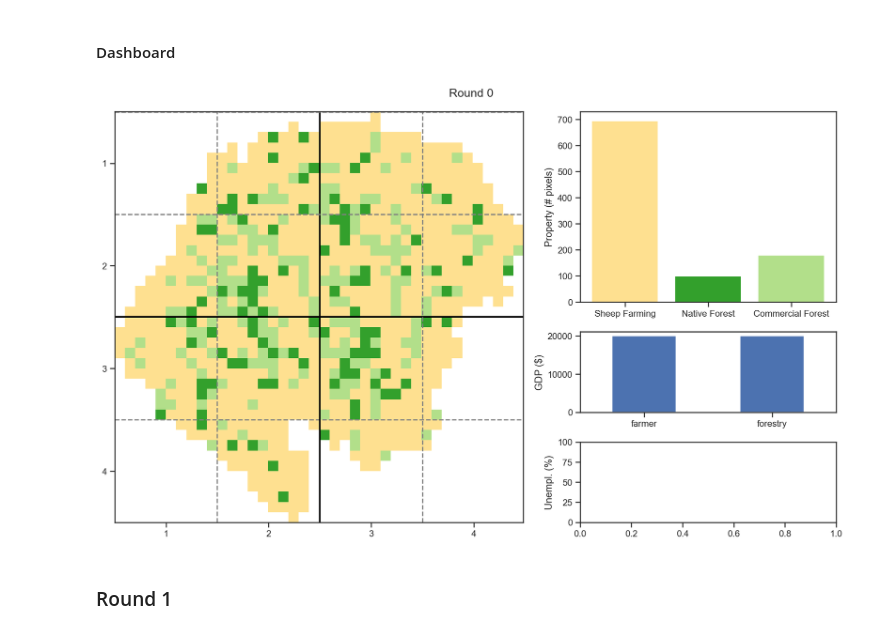
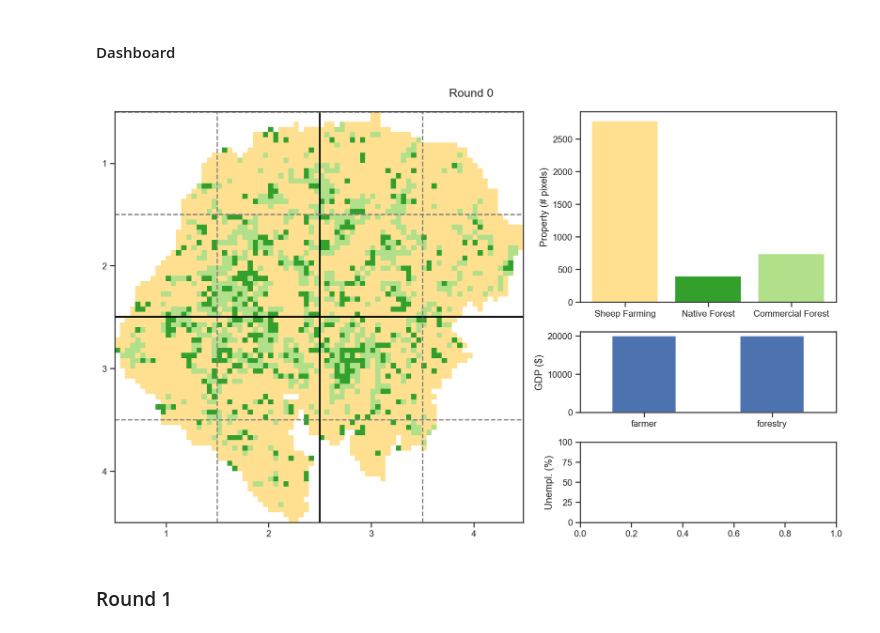
Before and after one commit to derpyninja/gecm, a Jupyter notebook: notebooks/01-mb-fz-prototype-v2.ipynb, the cells around one changed output. Saved outputs shown, nothing was run; the diff lists cells and outputs as text; code cells hidden in the pictures.

```diff
--- a/notebooks/01-mb-fz-prototype-v2.ipynb
+++ b/notebooks/01-mb-fz-prototype-v2.ipynb
@@ -69,7 +69,7 @@ from src.gecm.dicts import (
 #### Game parameters
 # %%
 # size of playing field in pixels
-n_pixels = 40
+n_pixels = 80
 
 # complexity of playing field (only granularity = 1 works for now)
 granularity = 1
@@ -166,21 +148,21 @@ tax_above150k: 46
 #### Playing field
 # %%
 %reload_ext autoreload
-playing_field = Map(
+matrix_game = MatrixGame(
     fpath=fpath_map,
     original_lulc_mapping=original_lulc_mapping,
     simplified_lulc_mapping=simplified_lulc_mapping,
     lulc_remapping=lulc_remapping,
     cmap=simplified_lulc_cm,
     model_param_dict=model_parameters_dict,
-    model_calc_dict=None
+    config_file=config
 )
 
 # initialise playing field (crucial, else nothing works!)
-playing_field.initialise(granularity=1)
+matrix_game.initialise(granularity=1)
 
 # sanity check on current round
-assert playing_field.current_round == 0
+assert matrix_game.current_round == 0
 # %% [markdown]
 ======================================================================================================================
 
@@ -193,9 +175,9 @@ assert playing_field.current_round == 0
 ####  Dashboard
 # %%
 %reload_ext autoreload
-playing_field.show_dashboard(figure_size=(13,8))
+matrix_game.show_dashboard(figure_size=(13,8))
 # %% [output]
-[figure, old version]
+[figure, new version]
 # %% [markdown]
 ### Round 1
 # %% [markdown]
```
Also changed, not shown: parts of 13 cells of this notebook, 7 other files.
